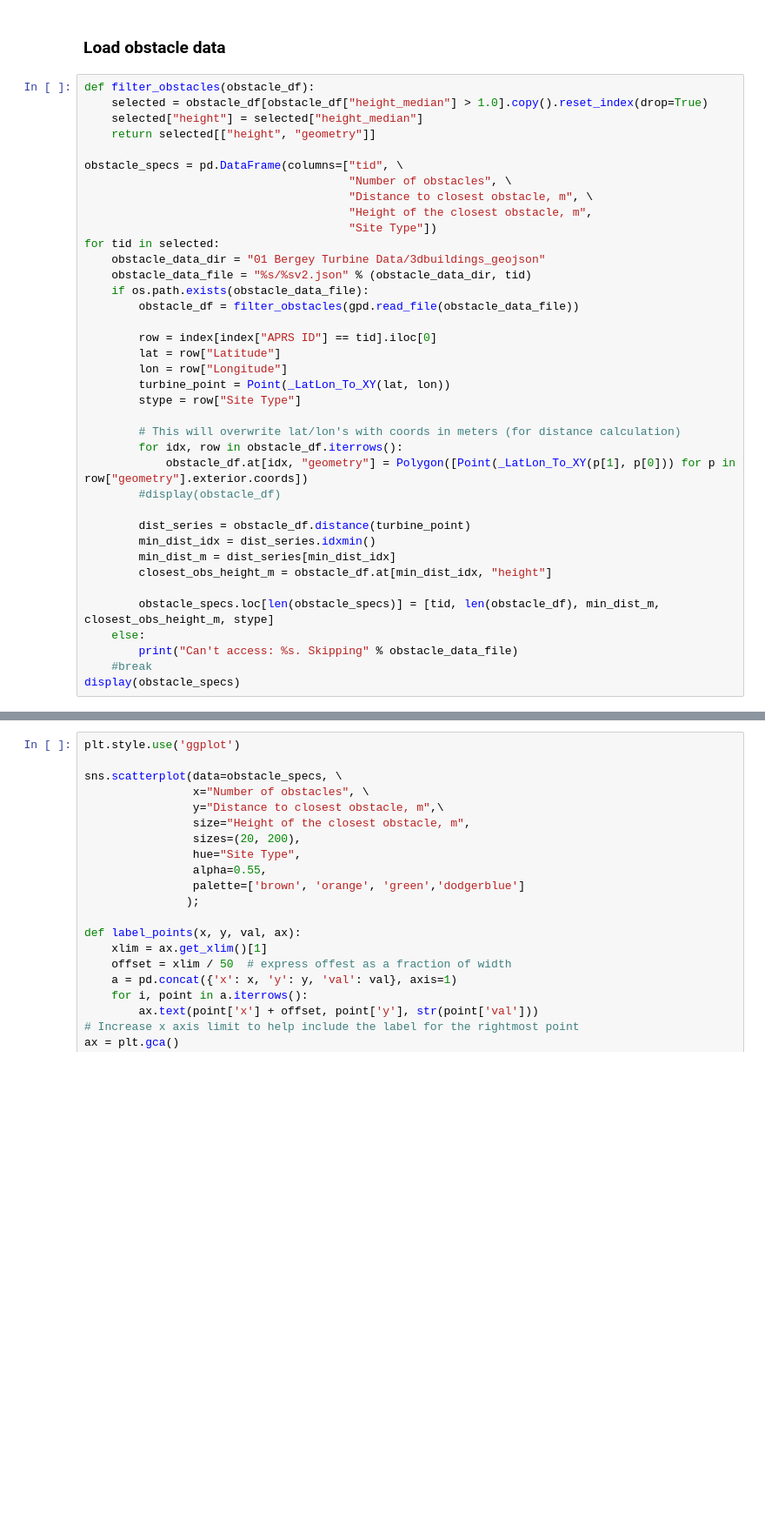
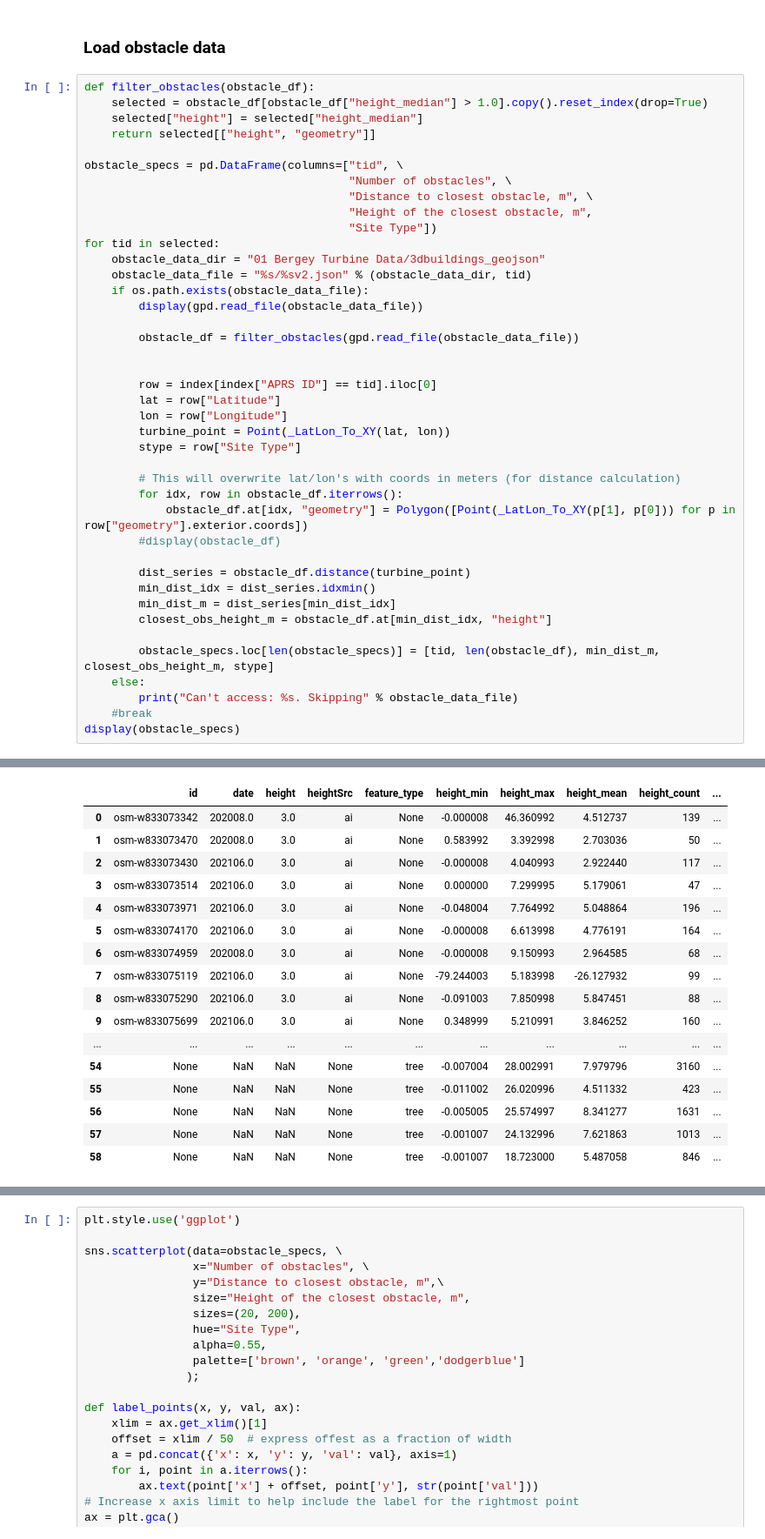
Before and after one commit to NREL/dw-tap, a Jupyter notebook: notebooks/validation/10 Obstacle Characterization.ipynb, the cells around one changed output, grey strips where cells are left out. Shown at 87% size. Cells and saved outputs as stored; diff of their text form; blank space fills up the shorter version.

```diff
--- a/notebooks/validation/10 Obstacle Characterization.ipynb
+++ b/notebooks/validation/10 Obstacle Characterization.ipynb
@@ -59,7 +59,10 @@ for tid in selected:
     obstacle_data_dir = "01 Bergey Turbine Data/3dbuildings_geojson"
     obstacle_data_file = "%s/%sv2.json" % (obstacle_data_dir, tid)
     if os.path.exists(obstacle_data_file):
+        display(gpd.read_file(obstacle_data_file))
+
         obstacle_df = filter_obstacles(gpd.read_file(obstacle_data_file))
+
 
         row = index[index["APRS ID"] == tid].iloc[0]
         lat = row["Latitude"]
@@ -124,0 +117,17 @@ Can't access: 01 Bergey Turbine Data/3dbuildings_geojson/nanv2.json. Skipping
+|  | id | date | height | heightSrc | feature_type | height_min | height_max | height_mean | height_count | ... |
+| 0 | osm-w833073342 | 202008.0 | 3.0 | ai | None | -0.000008 | 46.360992 | 4.512737 | 139 | ... |
+| 1 | osm-w833073470 | 202008.0 | 3.0 | ai | None | 0.583992 | 3.392998 | 2.703036 | 50 | ... |
+| 2 | osm-w833073430 | 202106.0 | 3.0 | ai | None | -0.000008 | 4.040993 | 2.922440 | 117 | ... |
+| 3 | osm-w833073514 | 202106.0 | 3.0 | ai | None | 0.000000 | 7.299995 | 5.179061 | 47 | ... |
+| 4 | osm-w833073971 | 202106.0 | 3.0 | ai | None | -0.048004 | 7.764992 | 5.048864 | 196 | ... |
+| 5 | osm-w833074170 | 202106.0 | 3.0 | ai | None | -0.000008 | 6.613998 | 4.776191 | 164 | ... |
+| 6 | osm-w833074959 | 202008.0 | 3.0 | ai | None | -0.000008 | 9.150993 | 2.964585 | 68 | ... |
+| 7 | osm-w833075119 | 202106.0 | 3.0 | ai | None | -79.244003 | 5.183998 | -26.127932 | 99 | ... |
+| 8 | osm-w833075290 | 202106.0 | 3.0 | ai | None | -0.091003 | 7.850998 | 5.847451 | 88 | ... |
+| 9 | osm-w833075699 | 202106.0 | 3.0 | ai | None | 0.348999 | 5.210991 | 3.846252 | 160 | ... |
+| ... | ... | ... | ... | ... | ... | ... | ... | ... | ... | ... |
+| 54 | None | NaN | NaN | None | tree | -0.007004 | 28.002991 | 7.979796 | 3160 | ... |
+| 55 | None | NaN | NaN | None | tree | -0.011002 | 26.020996 | 4.511332 | 423 | ... |
+| 56 | None | NaN | NaN | None | tree | -0.005005 | 25.574997 | 8.341277 | 1631 | ... |
+| 57 | None | NaN | NaN | None | tree | -0.001007 | 24.132996 | 7.621863 | 1013 | ... |
+| 58 | None | NaN | NaN | None | tree | -0.001007 | 18.723000 | 5.487058 | 846 | ... |
```
Also changed, not shown: parts of 3 cells of this notebook.
